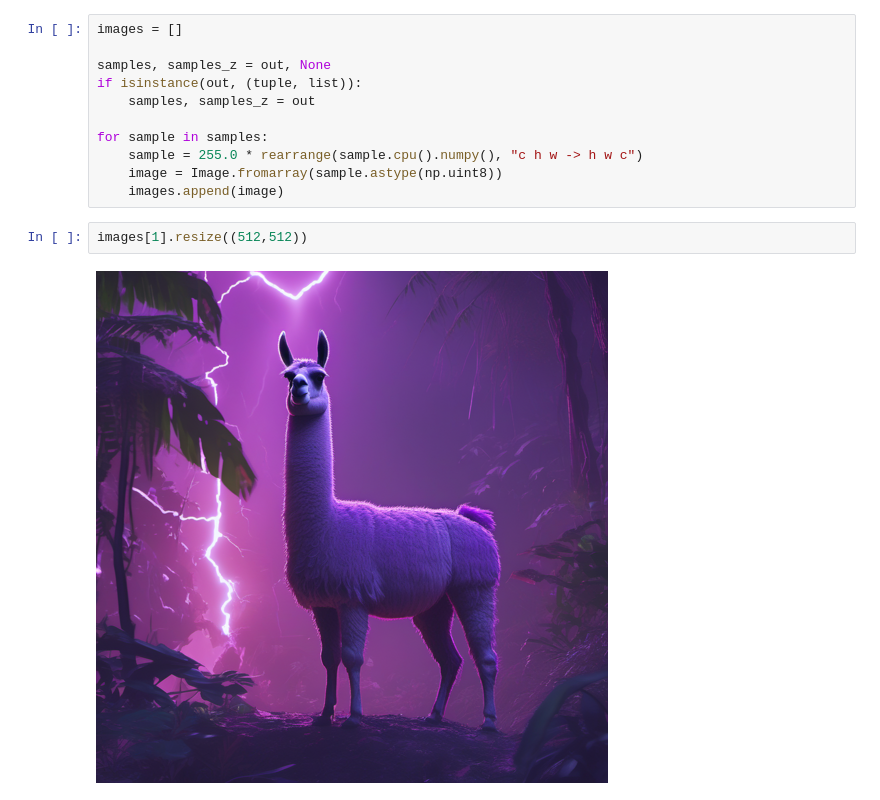
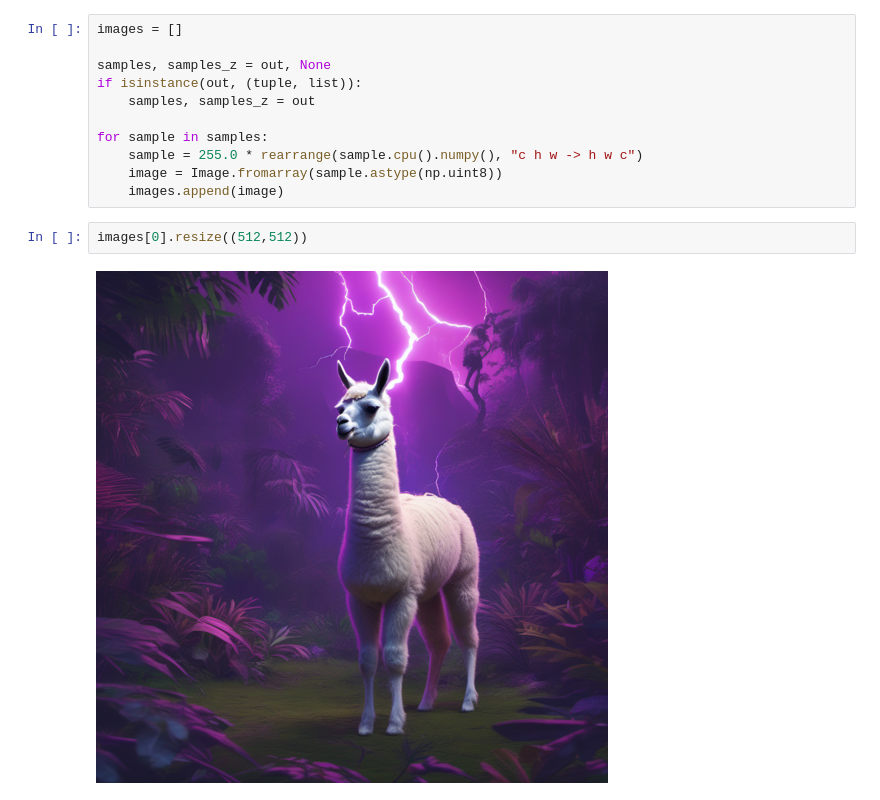
Before and after one commit to Stability-AI/generative-models, a Jupyter notebook: minimal-demo.ipynb, the cells around one changed output. Saved outputs shown, nothing was run; the diff lists cells and outputs as text.

```diff
--- a/minimal-demo.ipynb
+++ b/minimal-demo.ipynb
@@ -257,6 +268,6 @@ for sample in samples:
     image = Image.fromarray(sample.astype(np.uint8))
     images.append(image)
 # %%
-images[1].resize((512,512))
+images[0].resize((512,512))
 # %% [output]
-[figure, old version]
+[figure, new version]
```
Also changed, not shown: parts of 1 cell of this notebook.
